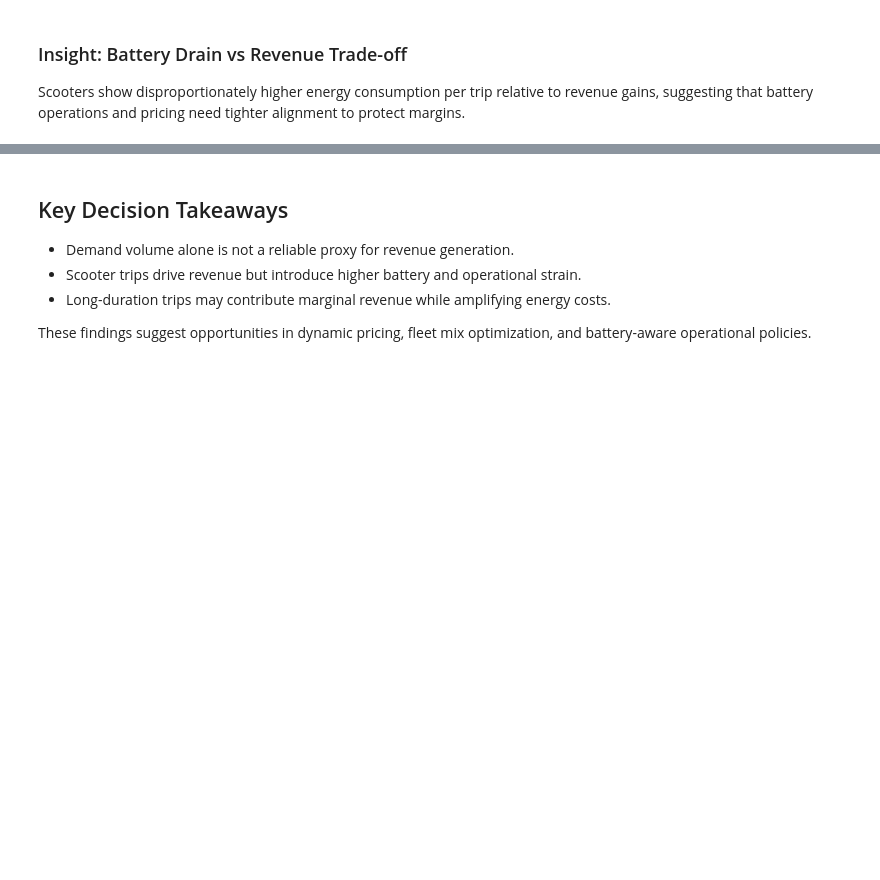
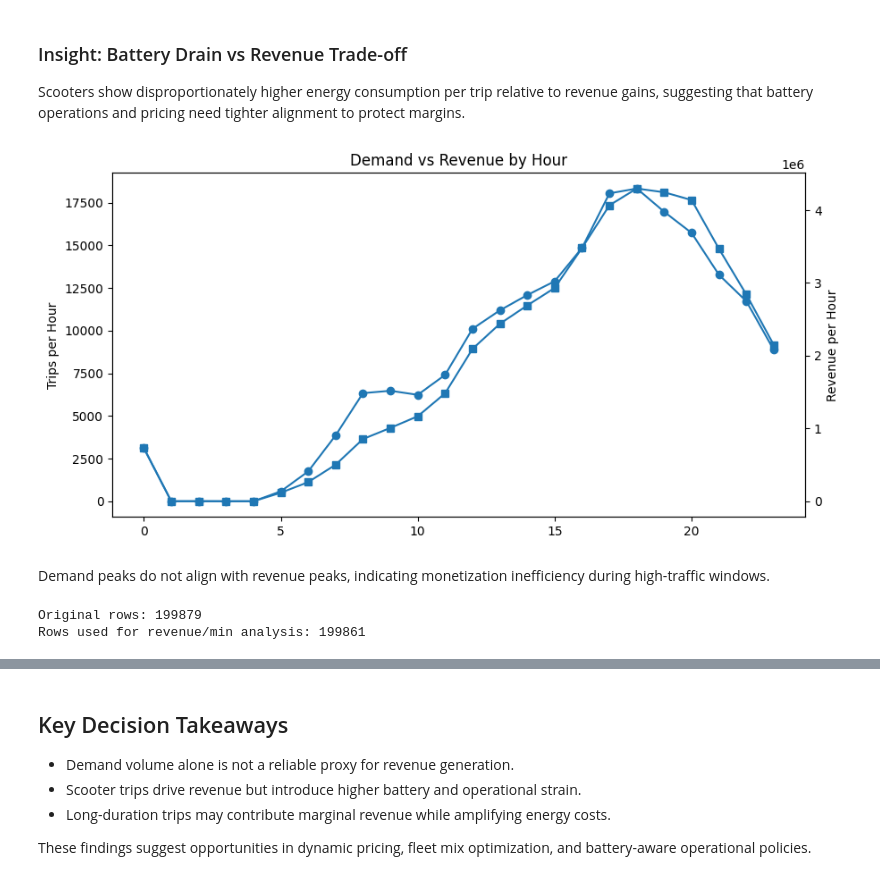
Before and after one commit to Manidhar8008/lime-iot-ml-platform-, a Jupyter notebook: notebooks/01_Core_Trip_Analysis.ipynb, the cells around one changed output, grey strips where cells are left out. Saved outputs shown, nothing was run; the diff lists cells and outputs as text; code cells hidden in the pictures; blank space fills up the shorter version.

Commit message:
sync: align VS Code workspace with GitHub state

```diff
--- a/notebooks/01_Core_Trip_Analysis.ipynb
+++ b/notebooks/01_Core_Trip_Analysis.ipynb
@@ -137,3 +137,46 @@ battery_proxy
 Scooters show disproportionately higher energy consumption per trip
 relative to revenue gains, suggesting that battery operations and
 pricing need tighter alignment to protect margins.
+# %%
+import matplotlib.pyplot as plt
+
+hourly = df.copy()
+hourly["hour"] = hourly["start_time"].dt.hour
+
+agg = hourly.groupby("hour").agg(
+    trips=("trip_id", "count"),
+    revenue=("Invoice", "sum")
+).reset_index()
+
+fig, ax1 = plt.subplots(figsize=(10,5))
+
+ax1.plot(agg["hour"], agg["trips"], marker="o")
+ax1.set_ylabel("Trips per Hour")
+
+ax2 = ax1.twinx()
+ax2.plot(agg["hour"], agg["revenue"], marker="s")
+ax2.set_ylabel("Revenue per Hour")
+
+plt.title("Demand vs Revenue by Hour")
+plt.show()
+# %% [output]
+[figure, added]
+# %% [markdown]
+Demand peaks do not align with revenue peaks, indicating monetization inefficiency during high-traffic windows.
+# %%
+import numpy as np
+
+# Guardrail: remove zero or negative durations
+clean = df[df["duration_min"] > 0].copy()
+
+clean["rev_per_min"] = clean["Invoice"] / clean["duration_min"]
+
+# Remove infinite and extreme outliers for visualization only
+clean = clean.replace([np.inf, -np.inf], np.nan)
+clean = clean.dropna(subset=["rev_per_min"])
+
+print("Original rows:", len(df))
+print("Rows used for revenue/min analysis:", len(clean))
+# %% [output]
+Original rows: 199879
+Rows used for revenue/min analysis: 199861
```
Also changed, not shown: parts of 8 cells of this notebook, 37 other files.
